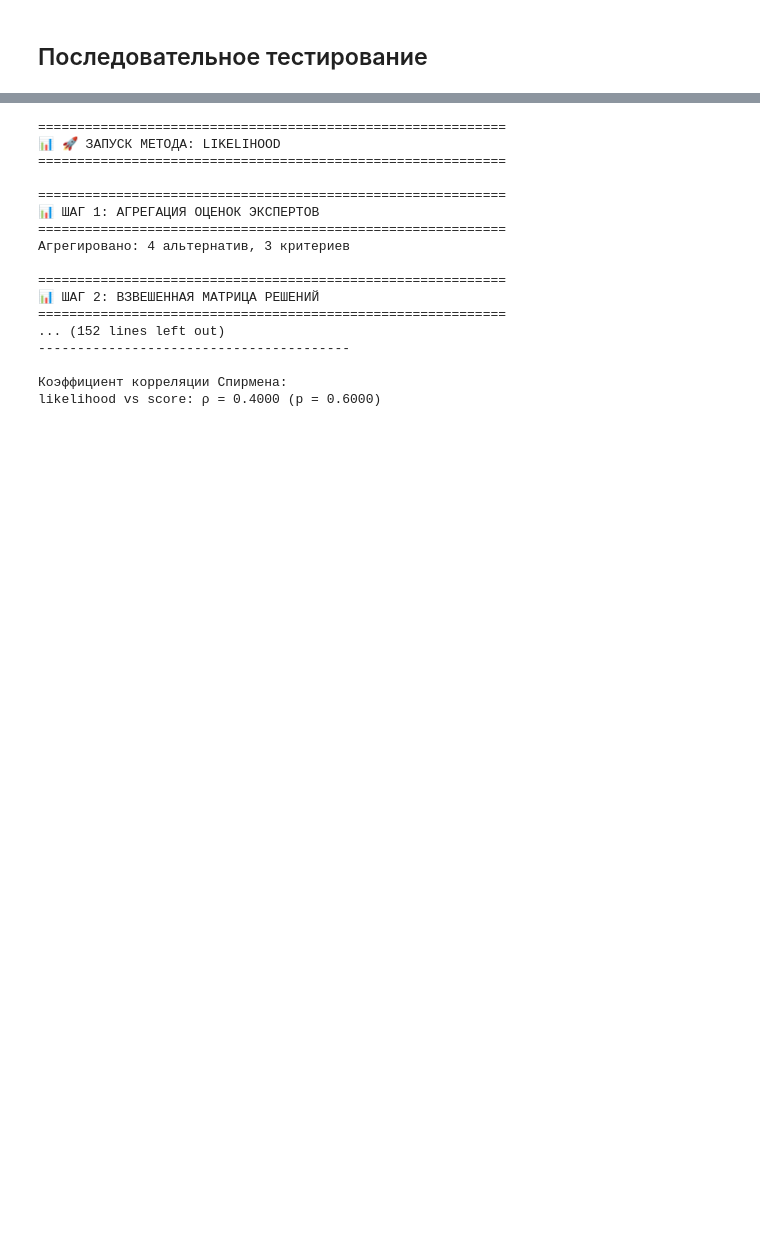
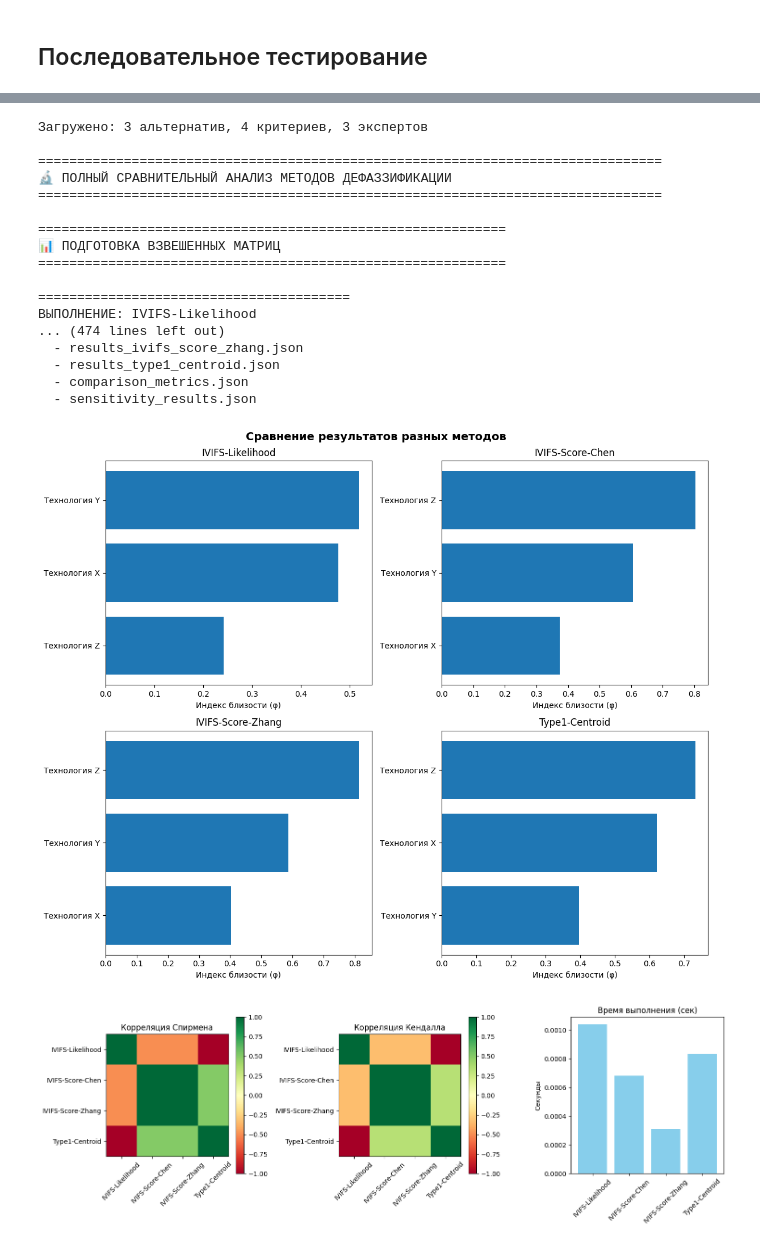
Before and after one commit to adele-zabirova/comparising-pipline-TOPSIS-L, a Jupyter notebook: comparisingpiplinetopsis.ipynb, the cells around one changed output, grey strips where cells are left out. Saved outputs shown, nothing was run; the diff lists cells and outputs as text; code cells hidden in the pictures; blank space fills up the shorter version.

```diff
--- a/comparisingpiplinetopsis.ipynb
+++ b/comparisingpiplinetopsis.ipynb
@@ -1813,29 +1040,24 @@ if __name__ == "__main__":
-# %%
-# Простой запуск
-pipeline = TOPSISComparativePipeline('ex_with_profiles.json')
-result = pipeline.run_method(DefuzzificationMethod.LIKELIHOOD)
-
-# Полный сравнительный анализ
-all_results = pipeline.run_comparative_analysis(
-    methods=[DefuzzificationMethod.LIKELIHOOD,
-             DefuzzificationMethod.SCORE_FUNCTION],
-    classification_method=ClassificationMethod.BY_CLOSENESS
-)
-# %% [output]
-============================================================
-📊 🚀 ЗАПУСК МЕТОДА: LIKELIHOOD
-============================================================
-
-============================================================
-📊 ШАГ 1: АГРЕГАЦИЯ ОЦЕНОК ЭКСПЕРТОВ
-============================================================
-Агрегировано: 4 альтернатив, 3 критериев
-
-============================================================
-📊 ШАГ 2: ВЗВЕШЕННАЯ МАТРИЦА РЕШЕНИЙ
-============================================================
-... (152 lines left out)
-----------------------------------------
-
-Коэффициент корреляции Спирмена:
-likelihood vs score: ρ = 0.4000 (p = 0.6000)
+# %%
+# Умеренная сложность
+pipeline = TOPSISComparativePipeline('2set.json') #case_study_2_moderate.json
+results2 = pipeline.run_comparative_analysis()
+# %% [output]
+Загружено: 3 альтернатив, 4 критериев, 3 экспертов
+
+================================================================================
+🔬 ПОЛНЫЙ СРАВНИТЕЛЬНЫЙ АНАЛИЗ МЕТОДОВ ДЕФАЗЗИФИКАЦИИ
+================================================================================
+
+============================================================
+📊 ПОДГОТОВКА ВЗВЕШЕННЫХ МАТРИЦ
+============================================================
+
+========================================
+ВЫПОЛНЕНИЕ: IVIFS-Likelihood
+... (474 lines left out)
+  - results_ivifs_score_zhang.json
+  - results_type1_centroid.json
+  - comparison_metrics.json
+  - sensitivity_results.json
+[figure, added]
+[figure, added]
```
Also changed, not shown: parts of 10 cells of this notebook.
